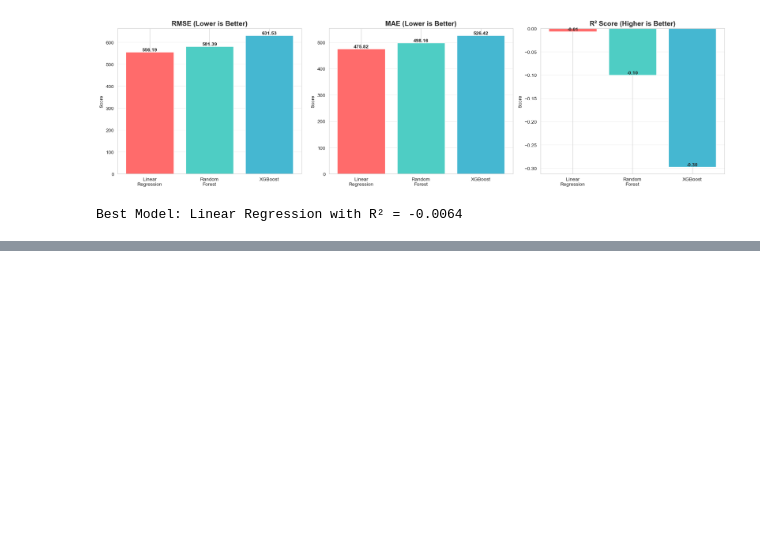
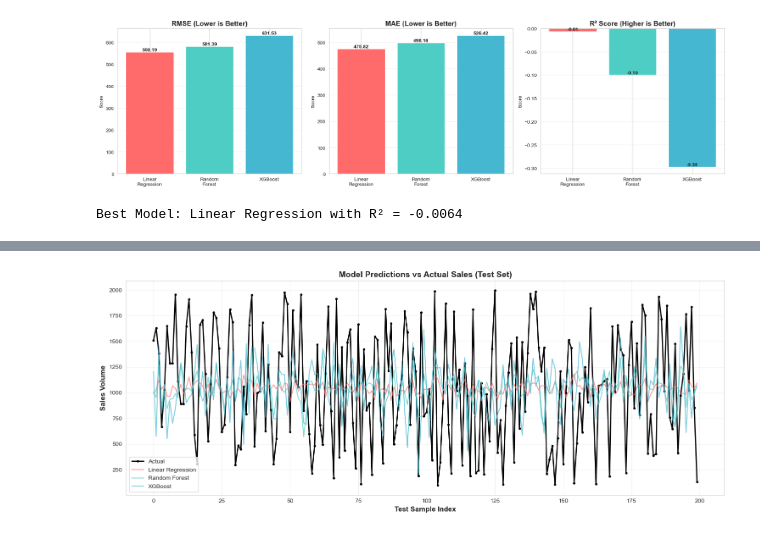
Before and after one commit to ankushsingh003/SalesVortex---Predicting-the-future-of-FMCG-chaos---ML_XGBOOST_RANDFOREST, a Jupyter notebook: main.ipynb, the cells around one changed output, grey strips where cells are left out. Saved outputs shown, nothing was run; the diff lists cells and outputs as text; code cells hidden in the pictures; blank space fills up the shorter version.

Commit message:
Update notebook with latest analysis and model improvements

```diff
--- a/main.ipynb
+++ b/main.ipynb
@@ -846,0 +849,21 @@ plt.show()
+# %%
+# Plot predictions over time
+plt.figure(figsize=(15, 6))
+
+# Get test dates (assuming you split by time)
+test_indices = range(len(y_test))
+
+plt.plot(test_indices, y_test.values, label='Actual', color='black', linewidth=2, marker='o', markersize=3)
+plt.plot(test_indices, y_pred_lr, label='Linear Regression', color=colors[0], linewidth=1.5, alpha=0.7)
+plt.plot(test_indices, y_pred_rf, label='Random Forest', color=colors[1], linewidth=1.5, alpha=0.7)
+plt.plot(test_indices, y_pred_xgb, label='XGBoost', color=colors[2], linewidth=1.5, alpha=0.7)
+
+plt.xlabel('Test Sample Index', fontsize=12, fontweight='bold')
+plt.ylabel('Sales Volume', fontsize=12, fontweight='bold')
+plt.title('Model Predictions vs Actual Sales (Test Set)', fontsize=14, fontweight='bold')
+plt.legend(loc='best')
+plt.grid(True, alpha=0.3)
+plt.tight_layout()
+plt.show()
+# %% [output]
+[figure, added]
```
Also changed, not shown: parts of 1 cell of this notebook.
